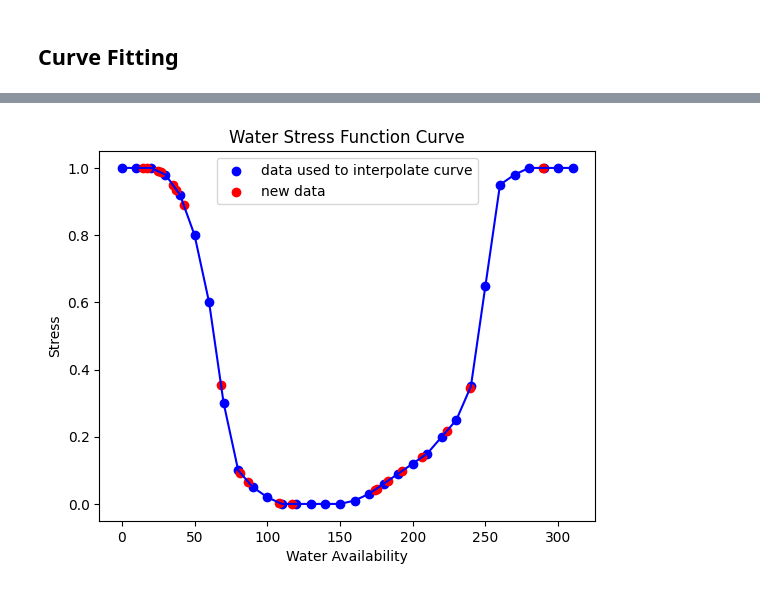
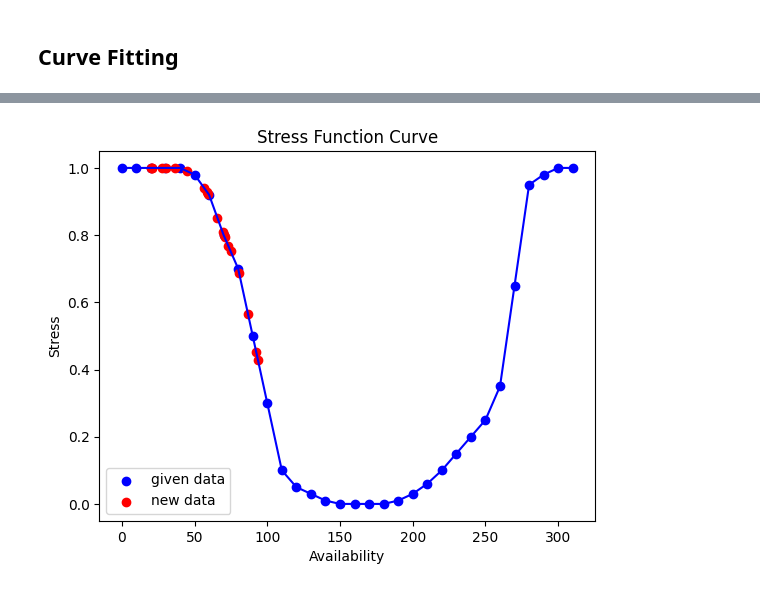
Before and after one commit to ggn1/Dissertation-TCD, a Jupyter notebook: Experiments/playground.ipynb, the cells around one changed output, grey strips where cells are left out. Cells and saved outputs as stored; diff of their text form; code cells hidden in the pictures.

Commit message:
updated images

```diff
--- a/Experiments/playground.ipynb
+++ b/Experiments/playground.ipynb
@@ -38,29 +132,15 @@ def create_interpolation_function(x_points, y_points):
 # %%
-df_water_stress = pd.read_csv('./data/water_stress.csv')
-curve_fn_water_stress = create_interpolation_function(
-    df_water_stress.water_availability,
-    df_water_stress.stress
-)
-plt.scatter(
-    df_water_stress['water_availability'],
-    df_water_stress['stress'],
-    color='blue', label='data used to interpolate curve'
-)
-plt.plot(
-    df_water_stress['water_availability'],
-    df_water_stress['stress'],
-    color='blue'
-)
-new_points = sorted(generate_random_floats(20, 0, 320))
-plt.scatter(
-    new_points, [curve_fn_water_stress(x) for x in new_points],
-    color='red', label='new data'
-)
-plt.xlabel('Water Availability')
+# Trial zone.
+df = pd.read_csv('./data/water_stress_deciduous.csv')
+curve_fn = create_interpolation_function(df.availability, df.stress)
+plt.scatter(df['availability'], df['stress'], color='blue', label='given data')
+plt.plot(df['availability'], df['stress'], color='blue')
+new_points = sorted(generate_random_floats(20, 0, 100))
+plt.scatter(new_points, [curve_fn(x) for x in new_points], color='red', label='new data')
+plt.xlabel('Availability')
 plt.ylabel('Stress')
-plt.title('Water Stress Function Curve')
+plt.title('Stress Function Curve')
 plt.legend()
-plt.savefig('./figures/water_stress_curve.png')
 plt.show()
 # %% [output]
-[figure, old version]
+[figure, new version]
```
Also changed, not shown: parts of 7 cells of this notebook, 6 other files.
